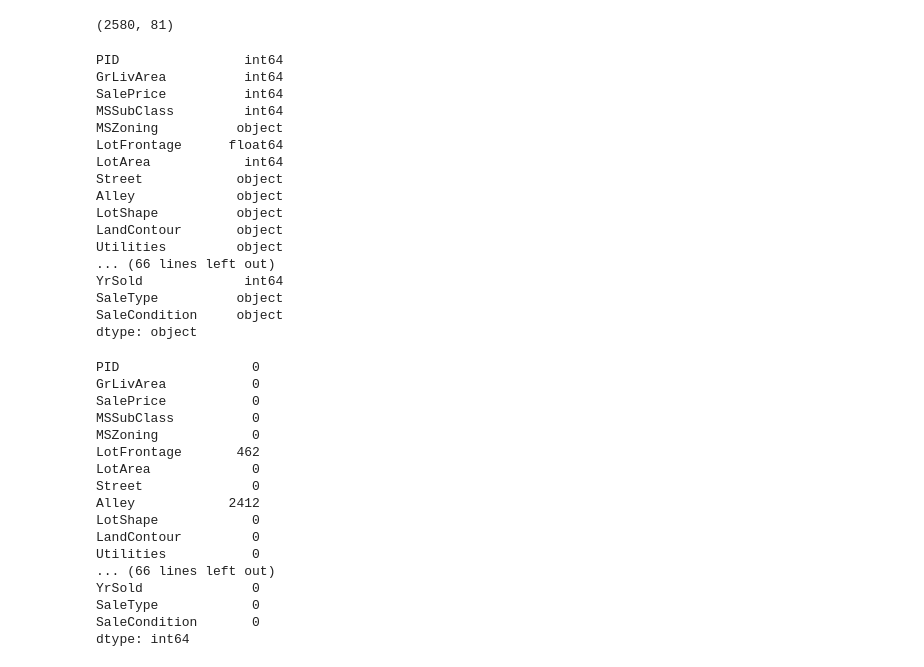
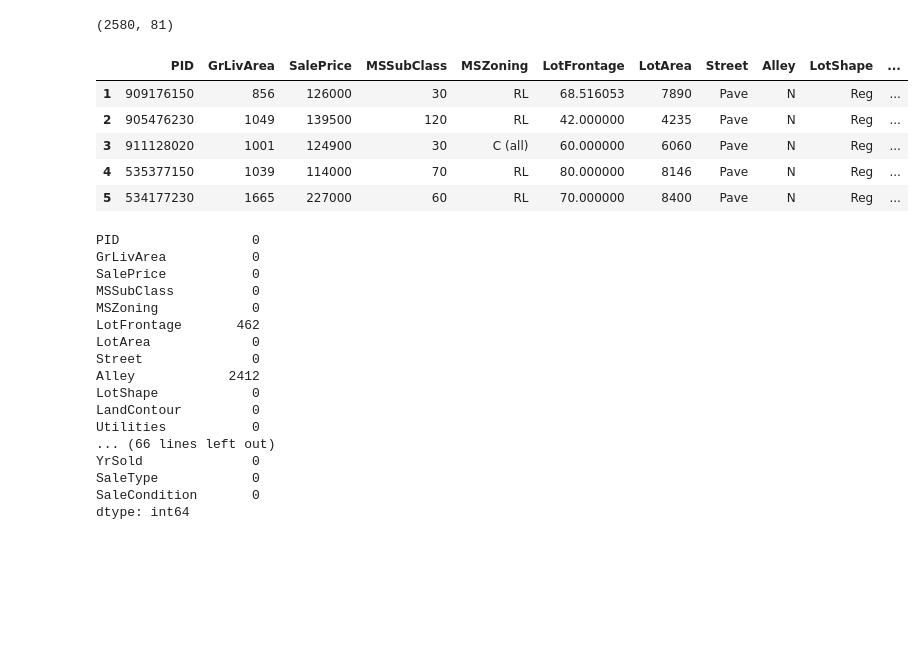
Before and after one commit to hzeig/ames-housing-predictions, a Jupyter notebook: JACOB/Housing .ipynb, the cells around one changed output. Drawn from its saved outputs; the diff is of its cells as text; code cells hidden in the pictures; blank space fills up the shorter version.

```diff
--- a/JACOB/Housing .ipynb
+++ b/JACOB/Housing .ipynb
@@ -14,25 +14,14 @@ pd.set_option('display.max_rows',None)
 housing.head()
 housing2 = housing.copy()
 # %%
-housing.dtypes
+housing.head()
 # %% [output]
-PID                int64
-GrLivArea          int64
-SalePrice          int64
-MSSubClass         int64
-MSZoning          object
-LotFrontage      float64
-LotArea            int64
-Street            object
-Alley             object
-LotShape          object
-LandContour       object
-Utilities         object
-... (66 lines left out)
-YrSold             int64
-SaleType          object
-SaleCondition     object
-dtype: object
+|  | PID | GrLivArea | SalePrice | MSSubClass | MSZoning | LotFrontage | LotArea | Street | Alley | LotShape | ... |
+| 1 | 909176150 | 856 | 126000 | 30 | RL | 68.516053 | 7890 | Pave | N | Reg | ... |
+| 2 | 905476230 | 1049 | 139500 | 120 | RL | 42.000000 | 4235 | Pave | N | Reg | ... |
+| 3 | 911128020 | 1001 | 124900 | 30 | C (all) | 60.000000 | 6060 | Pave | N | Reg | ... |
+| 4 | 535377150 | 1039 | 114000 | 70 | RL | 80.000000 | 8146 | Pave | N | Reg | ... |
+| 5 | 534177230 | 1665 | 227000 | 60 | RL | 70.000000 | 8400 | Pave | N | Reg | ... |
 # %%
 housing.isna().sum()
 # %% [output]
```
Also changed, not shown: parts of 7 cells of this notebook.
